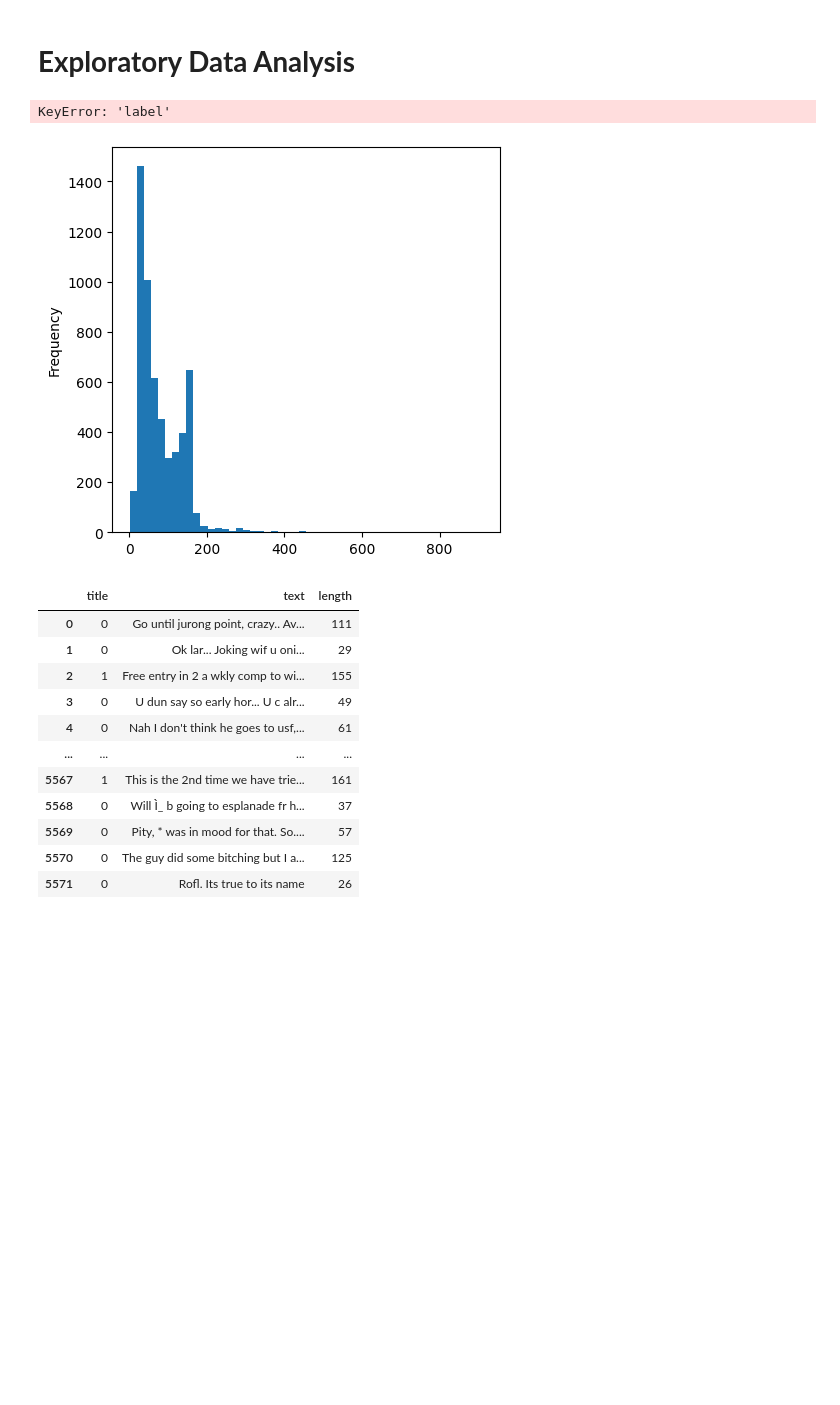
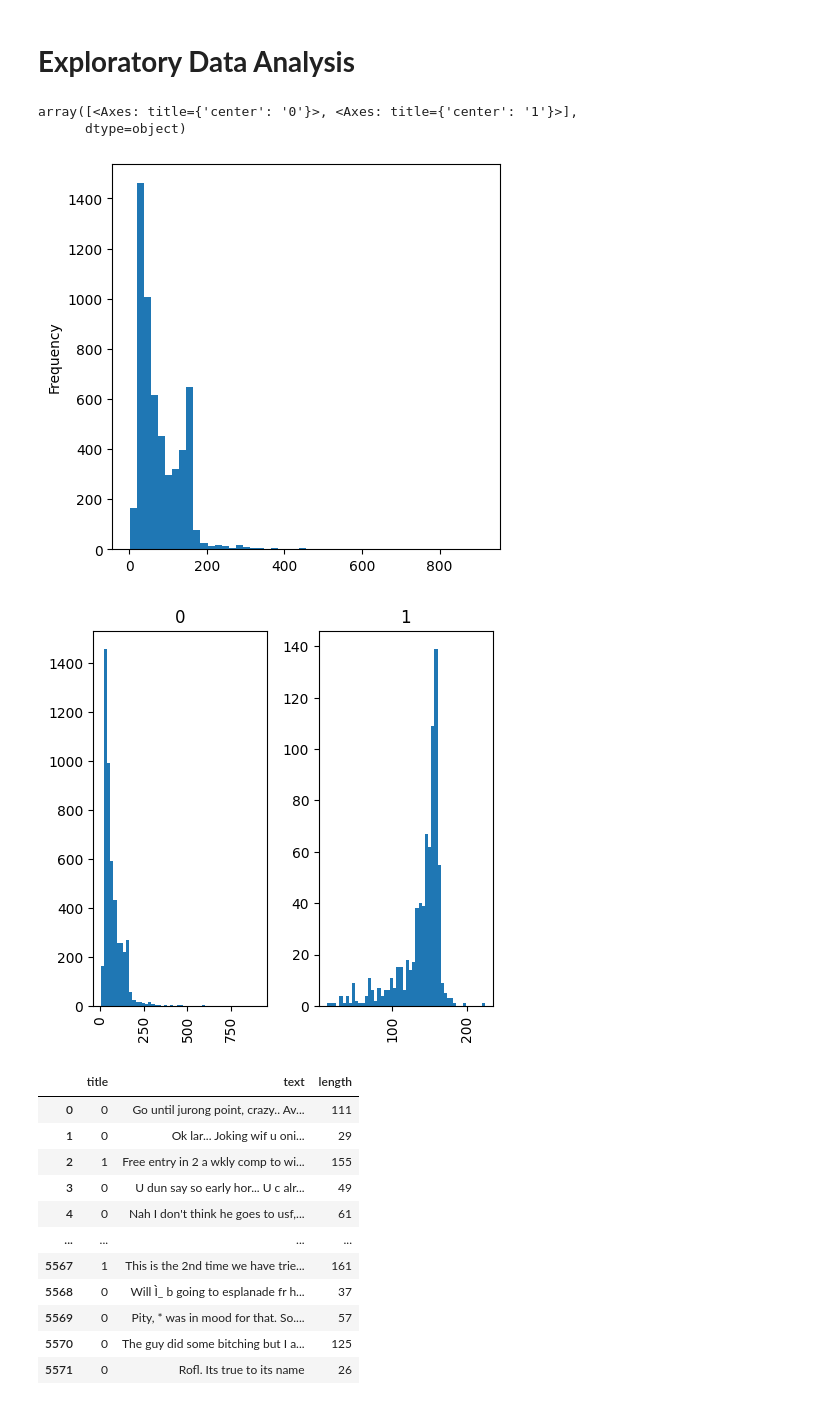
Before and after one commit to Abha2003/sms_spam_detection, a Jupyter notebook: SMS_Spam_detection.ipynb, the cells around one changed output. Drawn from its saved outputs; the diff is of its cells as text; code cells hidden in the pictures; blank space fills up the shorter version.

```diff
--- a/SMS_Spam_detection.ipynb
+++ b/SMS_Spam_detection.ipynb
@@ -102,11 +102,13 @@ msg.head()
 # %%
 import matplotlib.pyplot as plt
 import seaborn as sms
 msg['length'].plot(bins=50,kind='hist',figsize=(5,5))
-msg.hist(column='length',by='label',bins=50,figsize=(5,5))
+msg.hist(column='length',by='title',bins=50,figsize=(5,5))
 # %% [output]
-KeyError: 'label'
+array([<Axes: title={'center': '0'}>, <Axes: title={'center': '1'}>],
+      dtype=object)
 [figure]
+[figure, added]
 # %%
 msg['title'] = msg['title'].astype('category')
 msg['title'] = msg['title'].cat.codes
```
